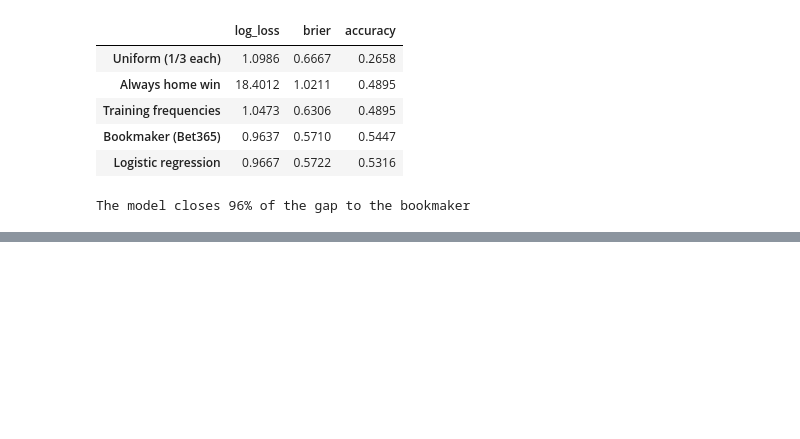
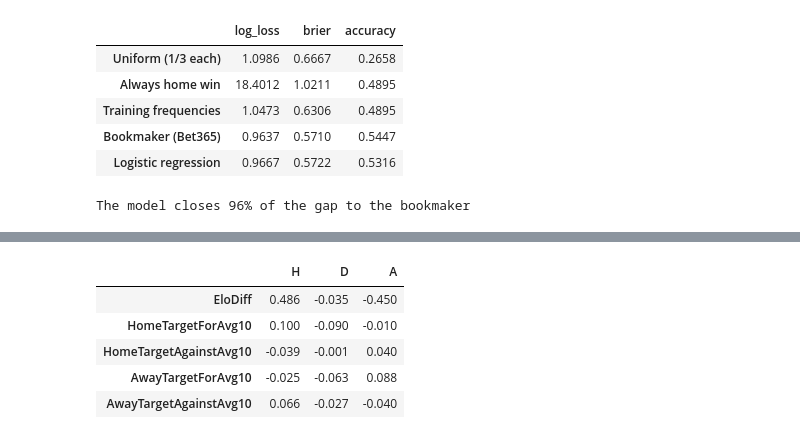
Before and after one commit to idoberk/laliga-match-prediction, a Jupyter notebook: notebooks/laliga_match_prediction.ipynb, the cells around one changed output, grey strips where cells are left out. Saved outputs shown, nothing was run; the diff lists cells and outputs as text; code cells hidden in the pictures; blank space fills up the shorter version.

```diff
--- a/notebooks/laliga_match_prediction.ipynb
+++ b/notebooks/laliga_match_prediction.ipynb
@@ -1631,0 +1655,16 @@ The model closes 96% of the gap to the bookmaker
+# %%
+logistic = outcome_model.named_steps["logisticregression"]
+
+# One row per feature, one column per result
+coefficients = pd.DataFrame(
+    logistic.coef_.T, index=FEATURES, columns=logistic.classes_
+)[RESULT_ORDER]
+
+coefficients.round(3)
+# %% [output]
+|  | H | D | A |
+| EloDiff | 0.486 | -0.035 | -0.450 |
+| HomeTargetForAvg10 | 0.100 | -0.090 | -0.010 |
+| HomeTargetAgainstAvg10 | -0.039 | -0.001 | 0.040 |
+| AwayTargetForAvg10 | -0.025 | -0.063 | 0.088 |
+| AwayTargetAgainstAvg10 | 0.066 | -0.027 | -0.040 |
```
Also changed, not shown: parts of 14 cells of this notebook, 1 other file.
